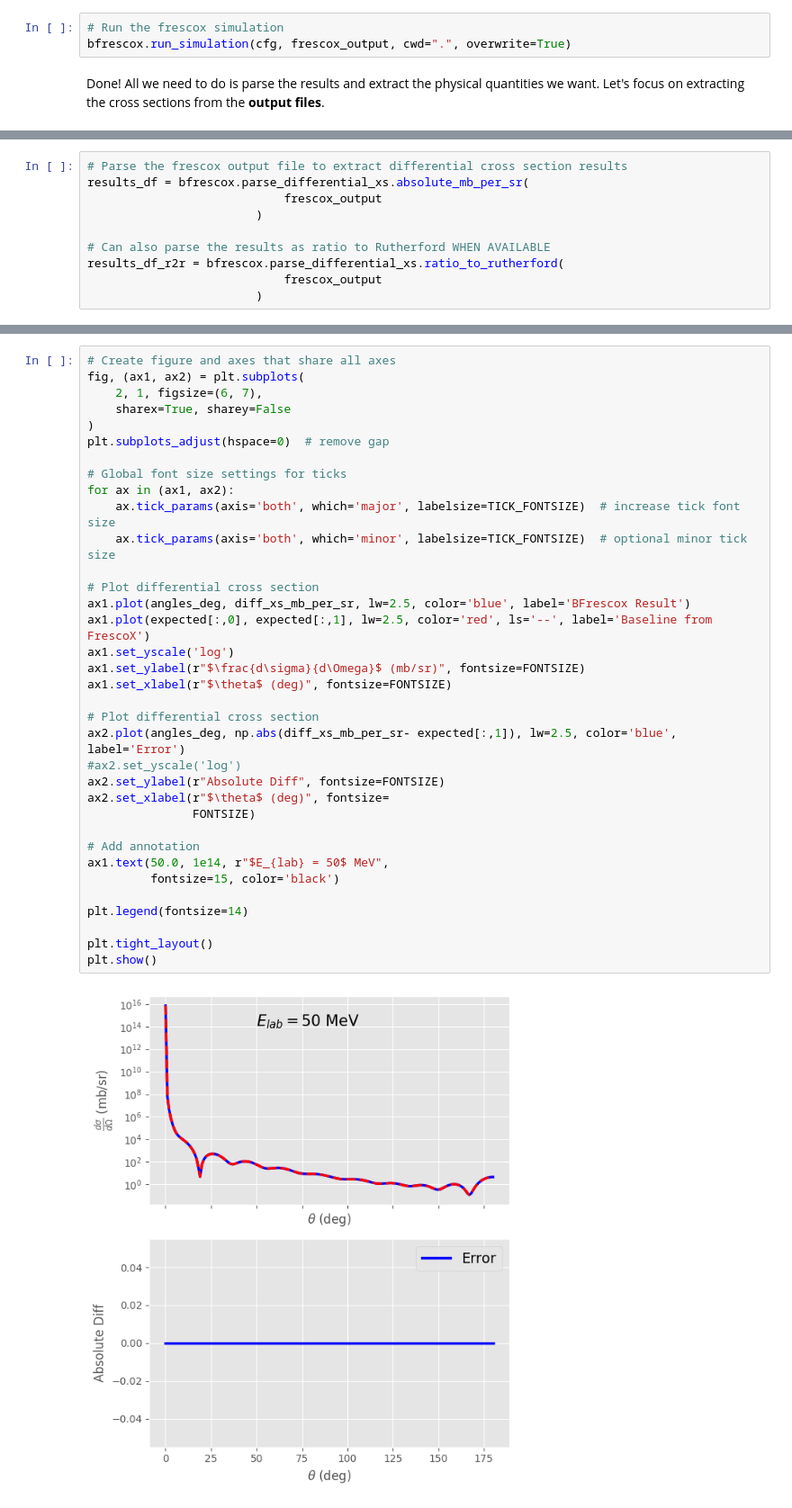
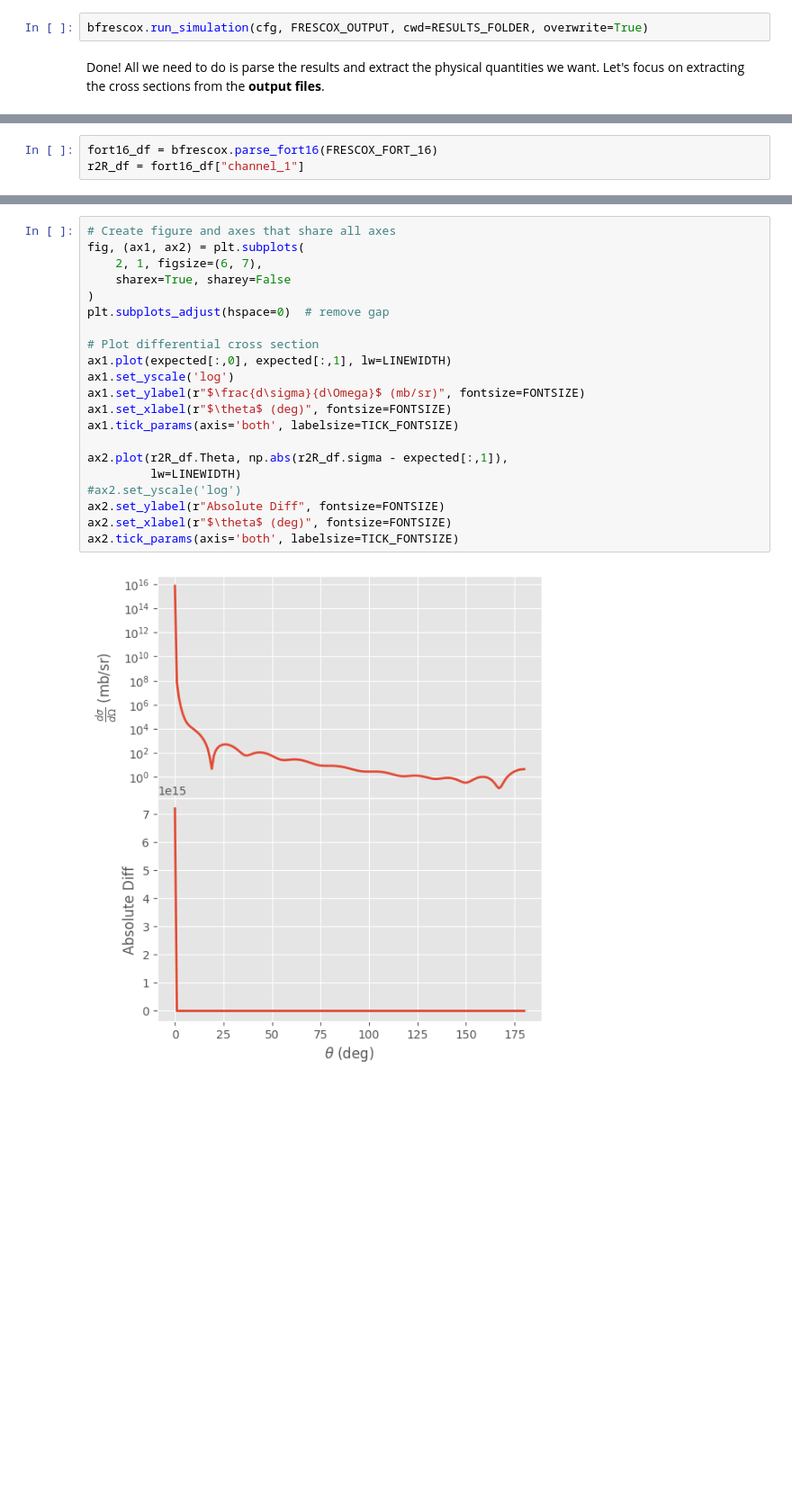
Before and after one commit to bandframework/Bfrescox, a Jupyter notebook: book/notebooks/elastic_from_template_example.ipynb, the cells around one changed output, grey strips where cells are left out. Shown at 90% size. Cells and saved outputs as stored; diff of their text form; blank space fills up the shorter version.

```diff
--- a/book/notebooks/elastic_from_template_example.ipynb
+++ b/book/notebooks/elastic_from_template_example.ipynb
@@ -175,8 +173,7 @@ Awesome! We have now generated the {{frescox}} **input file** using the built-in
 
 Now that we have generated the {{frescox}} **input file**, running the elastic scattering calculation is extremely easy!
 # %%
-# Run the frescox simulation
-bfrescox.run_simulation(cfg, frescox_output, cwd=".", overwrite=True)
+bfrescox.run_simulation(cfg, FRESCOX_OUTPUT, cwd=RESULTS_FOLDER, overwrite=True)
 # %% [markdown]
 Done! All we need to do is parse the results and extract the physical quantities we want. Let's focus on extracting the cross sections from the **output files**.
 # %% [markdown]
@@ -191,12 +182,5 @@ Let's extract them for our example case.
 # %%
-# Parse the frescox output file to extract differential cross section results
-results_df = bfrescox.parse_differential_xs.absolute_mb_per_sr(
-                            frescox_output
-                        )
-
-# Can also parse the results as ratio to Rutherford WHEN AVAILABLE
-results_df_r2r = bfrescox.parse_differential_xs.ratio_to_rutherford(
-                            frescox_output
-                        )
+fort16_df = bfrescox.parse_fort16(FRESCOX_FORT_16)
+r2R_df = fort16_df["channel_1"]
 # %% [markdown]
 Let's see what the cross sections look like!
@@ -281,37 +234,23 @@ Let's make a plot comparing the benchmark and our {{bfrescox}} result and see th
 # %%
 # Create figure and axes that share all axes
 fig, (ax1, ax2) = plt.subplots(
     2, 1, figsize=(6, 7),
     sharex=True, sharey=False
 )
 plt.subplots_adjust(hspace=0)  # remove gap
 
-# Global font size settings for ticks
-for ax in (ax1, ax2):
-    ax.tick_params(axis='both', which='major', labelsize=TICK_FONTSIZE)  # increase tick font size
-    ax.tick_params(axis='both', which='minor', labelsize=TICK_FONTSIZE)  # optional minor tick size
-
 # Plot differential cross section
-ax1.plot(angles_deg, diff_xs_mb_per_sr, lw=2.5, color='blue', label='BFrescox Result')
-ax1.plot(expected[:,0], expected[:,1], lw=2.5, color='red', ls='--', label='Baseline from FrescoX')
+ax1.plot(expected[:,0], expected[:,1], lw=LINEWIDTH)
 ax1.set_yscale('log')
 ax1.set_ylabel(r"$\frac{d\sigma}{d\Omega}$ (mb/sr)", fontsize=FONTSIZE)
 ax1.set_xlabel(r"$\theta$ (deg)", fontsize=FONTSIZE)
+ax1.tick_params(axis='both', labelsize=TICK_FONTSIZE)
 
-# Plot differential cross section
-ax2.plot(angles_deg, np.abs(diff_xs_mb_per_sr- expected[:,1]), lw=2.5, color='blue', label='Error')
+ax2.plot(r2R_df.Theta, np.abs(r2R_df.sigma - expected[:,1]),
+         lw=LINEWIDTH)
 #ax2.set_yscale('log')
 ax2.set_ylabel(r"Absolute Diff", fontsize=FONTSIZE)
-ax2.set_xlabel(r"$\theta$ (deg)", fontsize=
-               FONTSIZE)
-
-# Add annotation
-ax1.text(50.0, 1e14, r"$E_{lab} = 50$ MeV",
-         fontsize=15, color='black')
-
-plt.legend(fontsize=14)
-
-plt.tight_layout()
-plt.show()
+ax2.set_xlabel(r"$\theta$ (deg)", fontsize=FONTSIZE)
+ax2.tick_params(axis='both', labelsize=TICK_FONTSIZE)
 # %% [output]
-[figure, old version]
+[figure, new version]
```
Also changed, not shown: parts of 25 cells of this notebook, 4 other files.
